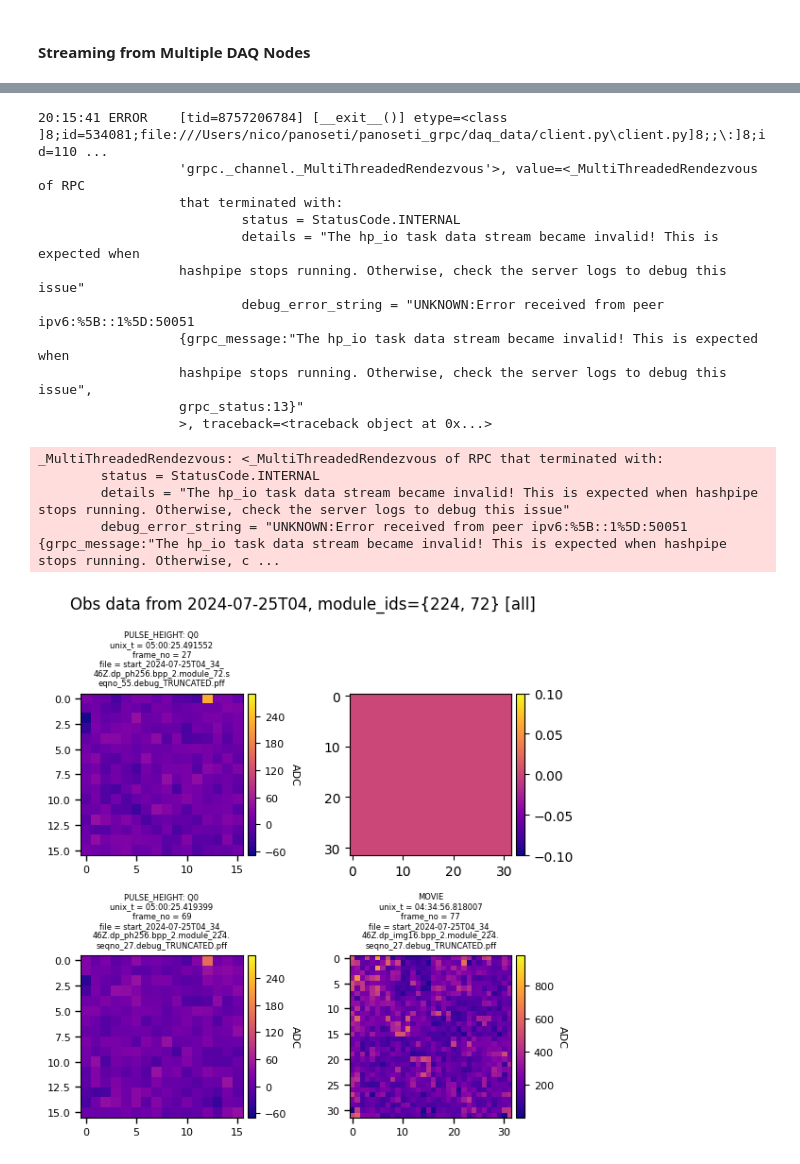
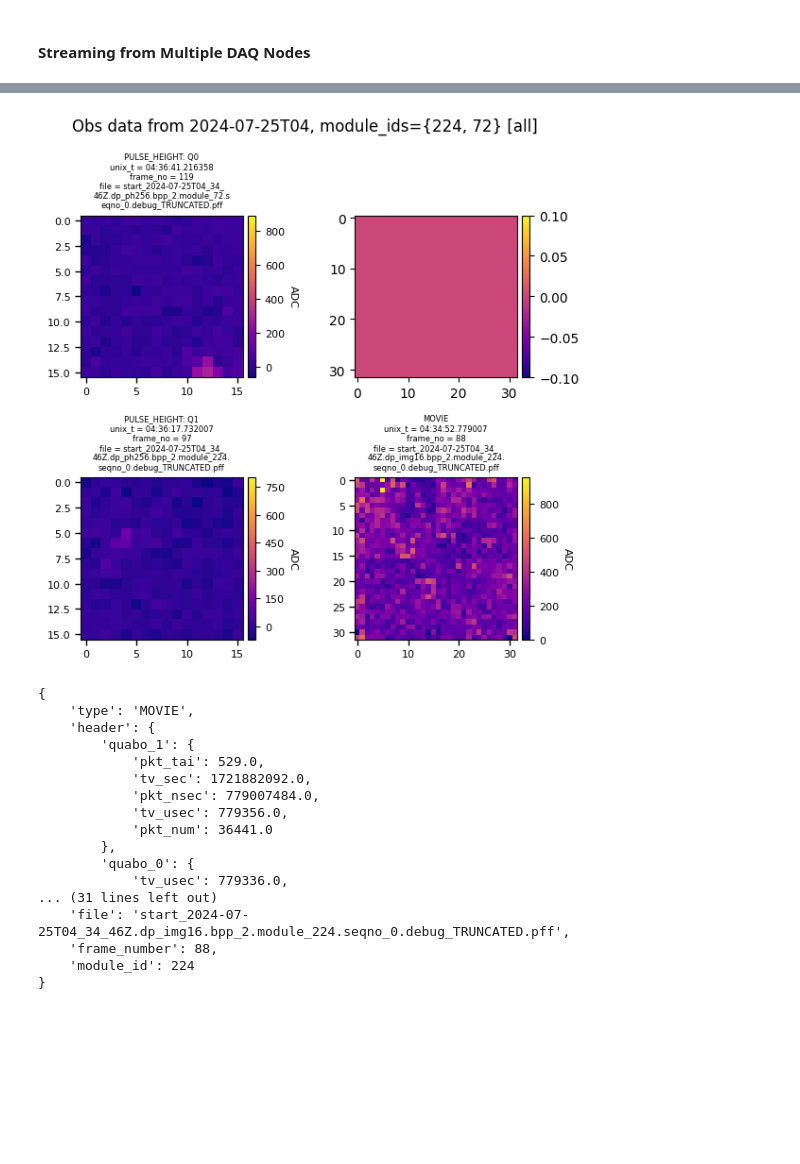
Before and after one commit to panoseti/panoseti_grpc, a Jupyter notebook: daq_data_client_demo.ipynb, the cells around one changed output, grey strips where cells are left out. Cells and saved outputs as stored; diff of their text form; code cells hidden in the pictures; blank space fills up the shorter version.

Commit message:
docs: update docs with description of the PanoImage message

```diff
--- a/daq_data_client_demo.ipynb
+++ b/daq_data_client_demo.ipynb
@@ -186,5 +186,7 @@ with DaqDataClient(daq_config_path, network_config_path) as ddc:
 
     # 4. Update visualization for each pano_image
     for pano_image in pano_image_stream:
+        if pano_image['type'] == 'MOVIE':
+            a = pano_image
         previewer.update(pano_image)
 # %% [output]
@@ -192,16 +194,21 @@ with DaqDataClient(daq_config_path, network_config_path) as ddc:
-20:15:41 ERROR    [tid=8757206784] [__exit__()] etype=<class                                          ]8;id=534081;file:///Users/nico/panoseti/panoseti_grpc/daq_data/client.py\client.py]8;;\:]8;id=110 ...
-                  'grpc._channel._MultiThreadedRendezvous'>, value=<_MultiThreadedRendezvous of RPC
-                  that terminated with:
-                          status = StatusCode.INTERNAL
-                          details = "The hp_io task data stream became invalid! This is expected when
-                  hashpipe stops running. Otherwise, check the server logs to debug this issue"
-                          debug_error_string = "UNKNOWN:Error received from peer ipv6:%5B::1%5D:50051
-                  {grpc_message:"The hp_io task data stream became invalid! This is expected when
-                  hashpipe stops running. Otherwise, check the server logs to debug this issue",
-                  grpc_status:13}"
-                  >, traceback=<traceback object at 0x...>
-_MultiThreadedRendezvous: <_MultiThreadedRendezvous of RPC that terminated with:
-        status = StatusCode.INTERNAL
-        details = "The hp_io task data stream became invalid! This is expected when hashpipe stops running. Otherwise, check the server logs to debug this issue"
-        debug_error_string = "UNKNOWN:Error received from peer ipv6:%5B::1%5D:50051 {grpc_message:"The hp_io task data stream became invalid! This is expected when hashpipe stops running. Otherwise, c ...
-[figure, old version]
+[figure, new version]
+# %%
+print(a)
+# %% [output]
+{
+    'type': 'MOVIE',
+    'header': {
+        'quabo_1': {
+            'pkt_tai': 529.0,
+            'tv_sec': 1721882092.0,
+            'pkt_nsec': 779007484.0,
+            'tv_usec': 779356.0,
+            'pkt_num': 36441.0
+        },
+        'quabo_0': {
+            'tv_usec': 779336.0,
+... (31 lines left out)
+    'file': 'start_2024-07-25T04_34_46Z.dp_img16.bpp_2.module_224.seqno_0.debug_TRUNCATED.pff',
+    'frame_number': 88,
+    'module_id': 224
+}
```
Also changed, not shown: parts of 1 cell of this notebook, 3 other files.
